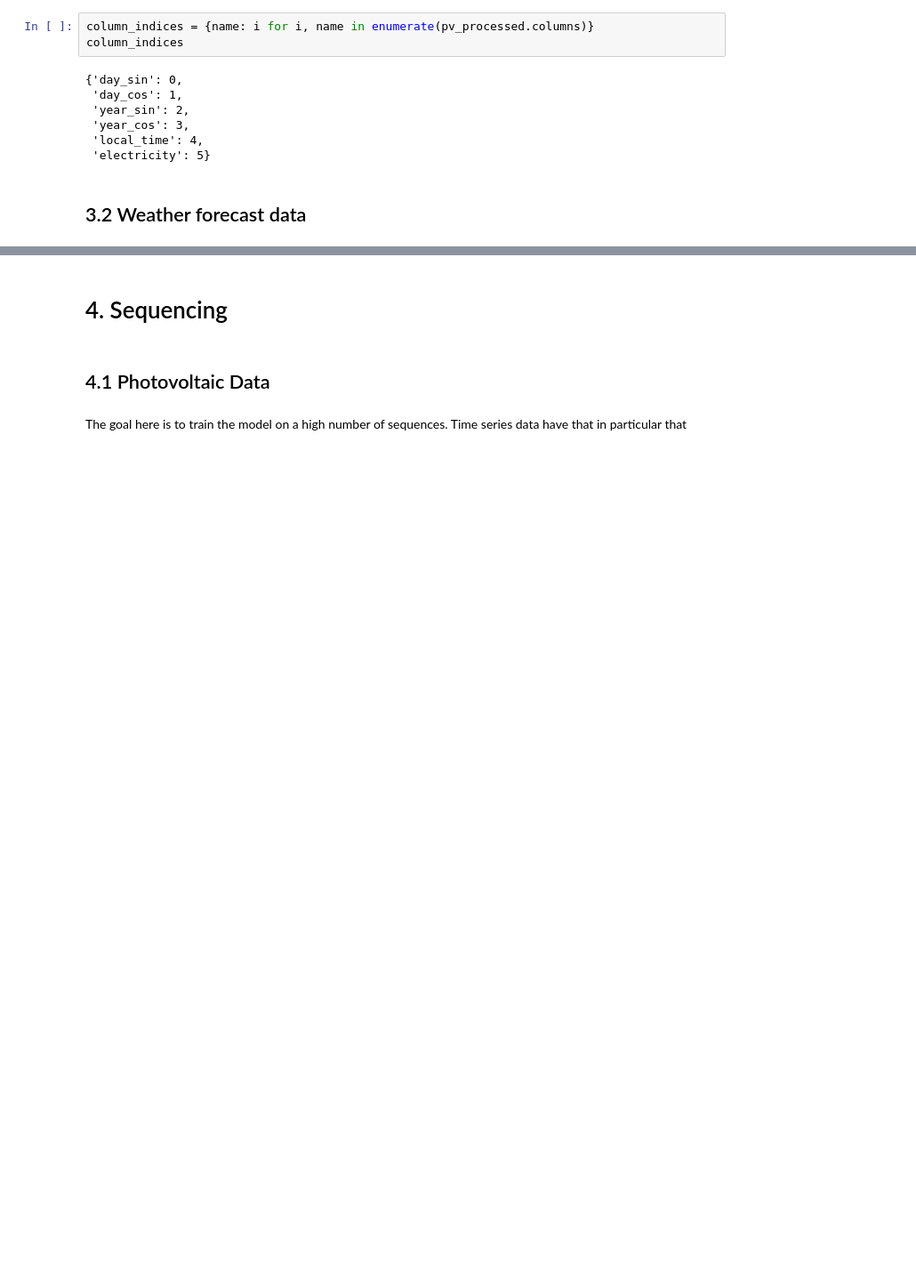
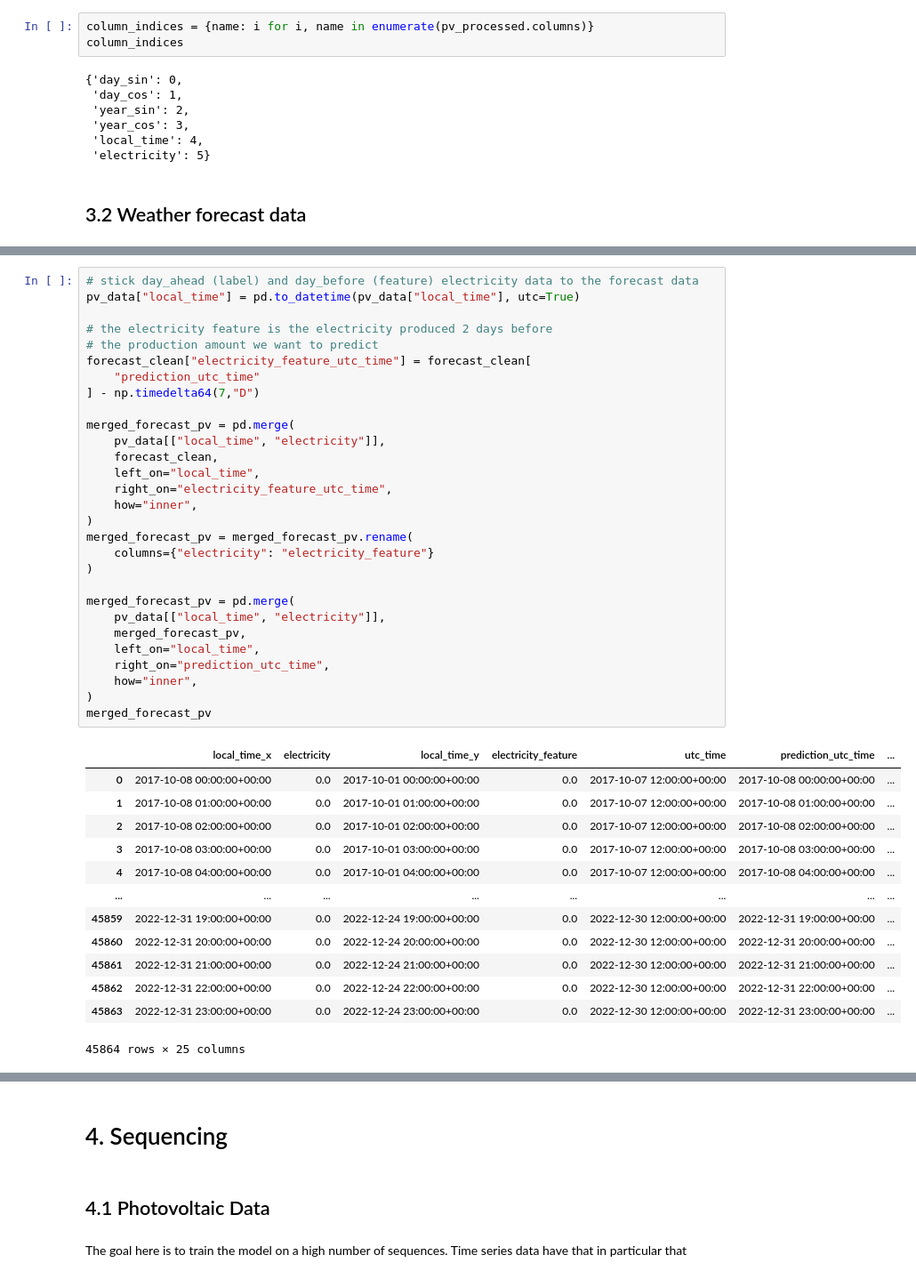
Before and after one commit to jerome-roeser/day-ahead-power-forecast, a Jupyter notebook: notebooks/advanced_power_forecast_pytorch.ipynb, the cells around one changed output, grey strips where cells are left out. Shown: that part at 89% size. Cells and saved outputs as stored; diff of their text form; blank space fills up the shorter version.

```diff
--- a/notebooks/advanced_power_forecast_pytorch.ipynb
+++ b/notebooks/advanced_power_forecast_pytorch.ipynb
@@ -334,6 +334,49 @@ new dataframe size:  334370.18  kB
 | 56374 | 2024-03-12 12:00:00+00:00 | 2024-03-13 22:00:00+00:00 | 9.74 | 4.06 | 1016.960022 | 1011.130005 | 68.389999 | 87.0 | ... |
 | 56375 | 2024-03-12 12:00:00+00:00 | 2024-03-13 23:00:00+00:00 | 9.58 | 5.18 | 1016.820007 | 1010.989990 | 74.889999 | 90.0 | ... |
 56376 rows × 20 columns
+# %%
+# stick day_ahead (label) and day_before (feature) electricity data to the forecast data
+pv_data["local_time"] = pd.to_datetime(pv_data["local_time"], utc=True)
+
+# the electricity feature is the electricity produced 2 days before
+# the production amount we want to predict
+forecast_clean["electricity_feature_utc_time"] = forecast_clean[
+    "prediction_utc_time"
+] - np.timedelta64(7,"D")
+
+merged_forecast_pv = pd.merge(
+    pv_data[["local_time", "electricity"]],
+    forecast_clean,
+    left_on="local_time",
+    right_on="electricity_feature_utc_time",
+    how="inner",
+)
+merged_forecast_pv = merged_forecast_pv.rename(
+    columns={"electricity": "electricity_feature"}
+)
+
+merged_forecast_pv = pd.merge(
+    pv_data[["local_time", "electricity"]],
+    merged_forecast_pv,
+    left_on="local_time",
+    right_on="prediction_utc_time",
+    how="inner",
+)
+merged_forecast_pv
+# %% [output]
+|  | local_time_x | electricity | local_time_y | electricity_feature | utc_time | prediction_utc_time | ... |
+| 0 | 2017-10-08 00:00:00+00:00 | 0.0 | 2017-10-01 00:00:00+00:00 | 0.0 | 2017-10-07 12:00:00+00:00 | 2017-10-08 00:00:00+00:00 | ... |
+| 1 | 2017-10-08 01:00:00+00:00 | 0.0 | 2017-10-01 01:00:00+00:00 | 0.0 | 2017-10-07 12:00:00+00:00 | 2017-10-08 01:00:00+00:00 | ... |
+| 2 | 2017-10-08 02:00:00+00:00 | 0.0 | 2017-10-01 02:00:00+00:00 | 0.0 | 2017-10-07 12:00:00+00:00 | 2017-10-08 02:00:00+00:00 | ... |
+| 3 | 2017-10-08 03:00:00+00:00 | 0.0 | 2017-10-01 03:00:00+00:00 | 0.0 | 2017-10-07 12:00:00+00:00 | 2017-10-08 03:00:00+00:00 | ... |
+| 4 | 2017-10-08 04:00:00+00:00 | 0.0 | 2017-10-01 04:00:00+00:00 | 0.0 | 2017-10-07 12:00:00+00:00 | 2017-10-08 04:00:00+00:00 | ... |
+| ... | ... | ... | ... | ... | ... | ... | ... |
+| 45859 | 2022-12-31 19:00:00+00:00 | 0.0 | 2022-12-24 19:00:00+00:00 | 0.0 | 2022-12-30 12:00:00+00:00 | 2022-12-31 19:00:00+00:00 | ... |
+| 45860 | 2022-12-31 20:00:00+00:00 | 0.0 | 2022-12-24 20:00:00+00:00 | 0.0 | 2022-12-30 12:00:00+00:00 | 2022-12-31 20:00:00+00:00 | ... |
+| 45861 | 2022-12-31 21:00:00+00:00 | 0.0 | 2022-12-24 21:00:00+00:00 | 0.0 | 2022-12-30 12:00:00+00:00 | 2022-12-31 21:00:00+00:00 | ... |
+| 45862 | 2022-12-31 22:00:00+00:00 | 0.0 | 2022-12-24 22:00:00+00:00 | 0.0 | 2022-12-30 12:00:00+00:00 | 2022-12-31 22:00:00+00:00 | ... |
+| 45863 | 2022-12-31 23:00:00+00:00 | 0.0 | 2022-12-24 23:00:00+00:00 | 0.0 | 2022-12-30 12:00:00+00:00 | 2022-12-31 23:00:00+00:00 | ... |
+45864 rows × 25 columns
 # %%
 def time_encoding(X: pd.DataFrame) -> pd.DataFrame:
     """
```
Also changed, not shown: parts of 22 cells of this notebook, 2 other files.
